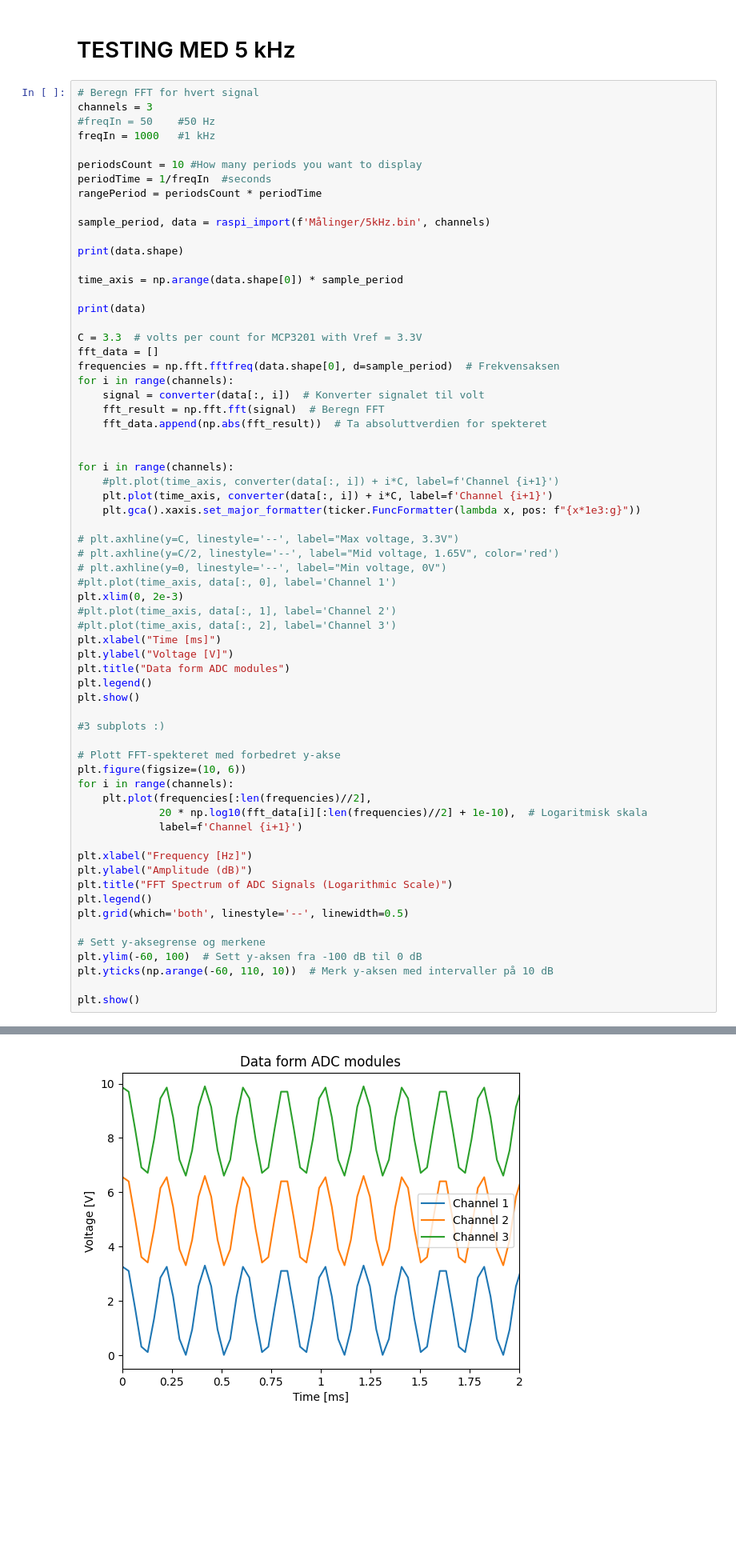
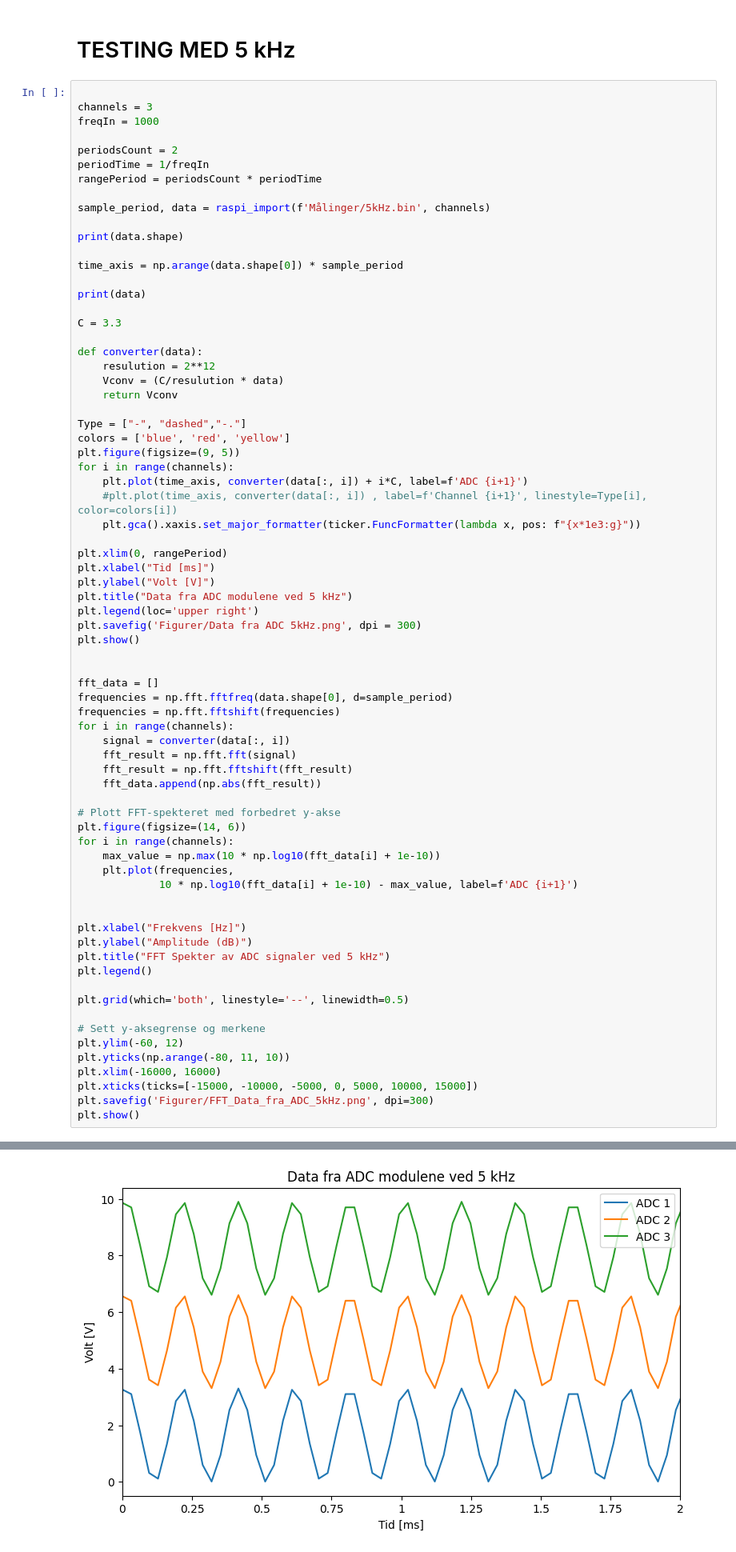
Before and after one commit to FoggyPopcorn/TTT4280---Lab, a Jupyter notebook: Lab_1–måleoppsett/PlottingAvDataFraPi.ipynb, the cells around one changed output, grey strips where cells are left out. Shown at 80% size. Drawn from its saved outputs; the diff is of its cells as text; blank space fills up the shorter version.

```diff
--- a/Lab_1–måleoppsett/PlottingAvDataFraPi.ipynb
+++ b/Lab_1–måleoppsett/PlottingAvDataFraPi.ipynb
@@ -95,77 +129,84 @@ plt.show()
 # %% [markdown]
 # TESTING MED 5 kHz
 # %%
-# Beregn FFT for hvert signal
+
 channels = 3
-#freqIn = 50    #50 Hz
-freqIn = 1000   #1 kHz
+freqIn = 1000
 
-periodsCount = 10 #How many periods you want to display
-periodTime = 1/freqIn  #seconds
+periodsCount = 2
+periodTime = 1/freqIn
 rangePeriod = periodsCount * periodTime
 
 sample_period, data = raspi_import(f'Målinger/5kHz.bin', channels)
 
 print(data.shape)
 
 time_axis = np.arange(data.shape[0]) * sample_period
 
 print(data)
 
-C = 3.3  # volts per count for MCP3201 with Vref = 3.3V
-fft_data = []
-frequencies = np.fft.fftfreq(data.shape[0], d=sample_period)  # Frekvensaksen
+C = 3.3
+
+def converter(data):
+    resulution = 2**12
+    Vconv = (C/resulution * data)
+    return Vconv
+
+Type = ["-", "dashed","-."]
+colors = ['blue', 'red', 'yellow']
+plt.figure(figsize=(9, 5))
 for i in range(channels):
-    signal = converter(data[:, i])  # Konverter signalet til volt
-    fft_result = np.fft.fft(signal)  # Beregn FFT
-    fft_data.append(np.abs(fft_result))  # Ta absoluttverdien for spekteret
+    plt.plot(time_axis, converter(data[:, i]) + i*C, label=f'ADC {i+1}')
+    #plt.plot(time_axis, converter(data[:, i]) , label=f'Channel {i+1}', linestyle=Type[i], color=colors[i])
+    plt.gca().xaxis.set_major_formatter(ticker.FuncFormatter(lambda x, pos: f"{x*1e3:g}"))
+
+plt.xlim(0, rangePeriod)
+plt.xlabel("Tid [ms]")
+plt.ylabel("Volt [V]")
+plt.title("Data fra ADC modulene ved 5 kHz")
+plt.legend(loc='upper right')
+plt.savefig('Figurer/Data fra ADC 5kHz.png', dpi = 300)
+plt.show()
 
 
+fft_data = []
+frequencies = np.fft.fftfreq(data.shape[0], d=sample_period)
+frequencies = np.fft.fftshift(frequencies)
 for i in range(channels):
-    #plt.plot(time_axis, converter(data[:, i]) + i*C, label=f'Channel {i+1}')
-    plt.plot(time_axis, converter(data[:, i]) + i*C, label=f'Channel {i+1}')
-    plt.gca().xaxis.set_major_formatter(ticker.FuncFormatter(lambda x, pos: f"{x*1e3:g}"))
-
-# plt.axhline(y=C, linestyle='--', label="Max voltage, 3.3V")
-# plt.axhline(y=C/2, linestyle='--', label="Mid voltage, 1.65V", color='red')
-# plt.axhline(y=0, linestyle='--', label="Min voltage, 0V")
-#plt.plot(time_axis, data[:, 0], label='Channel 1')
-plt.xlim(0, 2e-3)
-#plt.plot(time_axis, data[:, 1], label='Channel 2')
-#plt.plot(time_axis, data[:, 2], label='Channel 3')
-plt.xlabel("Time [ms]")
-plt.ylabel("Voltage [V]")
-plt.title("Data form ADC modules")
-plt.legend()
-plt.show()
-
-#3 subplots :)
+    signal = converter(data[:, i])
+    fft_result = np.fft.fft(signal)
+    fft_result = np.fft.fftshift(fft_result)
+    fft_data.append(np.abs(fft_result))
 
 # Plott FFT-spekteret med forbedret y-akse
-plt.figure(figsize=(10, 6))
+plt.figure(figsize=(14, 6))
 for i in range(channels):
-    plt.plot(frequencies[:len(frequencies)//2],
-             20 * np.log10(fft_data[i][:len(frequencies)//2] + 1e-10),  # Logaritmisk skala
-             label=f'Channel {i+1}')
+    max_value = np.max(10 * np.log10(fft_data[i] + 1e-10))
+    plt.plot(frequencies,
+             10 * np.log10(fft_data[i] + 1e-10) - max_value, label=f'ADC {i+1}')
 
-plt.xlabel("Frequency [Hz]")
+
+plt.xlabel("Frekvens [Hz]")
 plt.ylabel("Amplitude (dB)")
-plt.title("FFT Spectrum of ADC Signals (Logarithmic Scale)")
+plt.title("FFT Spekter av ADC signaler ved 5 kHz")
 plt.legend()
+
 plt.grid(which='both', linestyle='--', linewidth=0.5)
 
 # Sett y-aksegrense og merkene
-plt.ylim(-60, 100)  # Sett y-aksen fra -100 dB til 0 dB
-plt.yticks(np.arange(-60, 110, 10))  # Merk y-aksen med intervaller på 10 dB
-
+plt.ylim(-60, 12)
+plt.yticks(np.arange(-80, 11, 10))
+plt.xlim(-16000, 16000)
+plt.xticks(ticks=[-15000, -10000, -5000, 0, 5000, 10000, 15000])
+plt.savefig('Figurer/FFT_Data_fra_ADC_5kHz.png', dpi=300)
 plt.show()
 # %% [output]
 (31250, 3)
 [[4048. 4049. 4050.]
  [3849. 3849. 3850.]
  [2168. 2168. 2169.]
  ...
  [ 906.  906.  907.]
  [   0.    0.    0.]
  [ 987.  988.  989.]]
-[figure, old version]
+[figure, new version]
```
Also changed, not shown: parts of 8 cells of this notebook, 7 other files.
